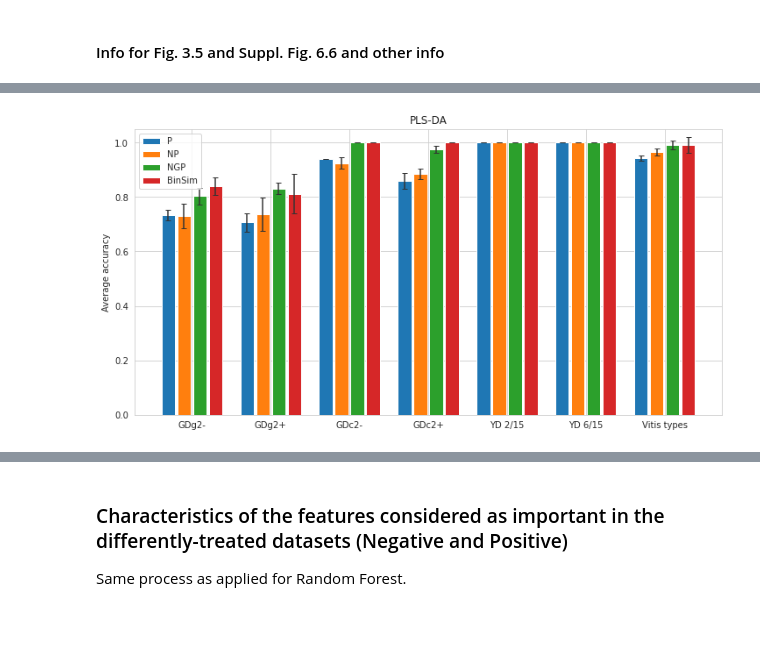
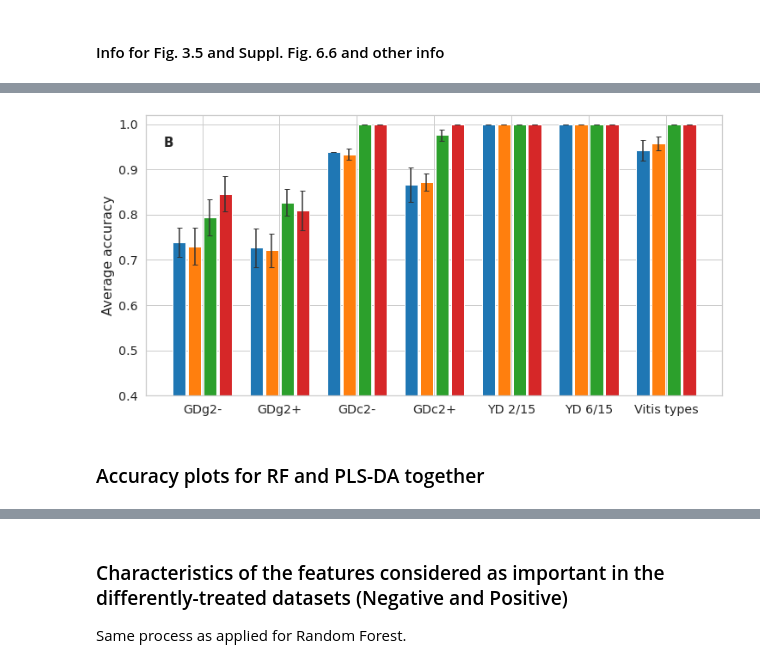
Before and after one commit to aeferreira/binsim_paper, a Jupyter notebook: paper_binsim_supervised.ipynb, the cells around one changed output, grey strips where cells are left out. Drawn from its saved outputs; the diff is of its cells as text; code cells hidden in the pictures; blank space fills up the shorter version.

```diff
--- a/paper_binsim_supervised.ipynb
+++ b/paper_binsim_supervised.ipynb
@@ -1105,6 +876,10 @@ Fitting random forest for vitis_types with treatment P ...done
 Fitting random forest for vitis_types with treatment NP ...done
 Fitting random forest for vitis_types with treatment NGP ...done
 Fitting random forest for vitis_types with treatment BinSim ...done
+# %%
+fname = 'paperimages/RF_all.json'
+with open(fname, "r", encoding='utf8') as read_file:
+    RF_all = json.load(read_file)
 # %% [markdown]
 #### Results of the Random Forest - Performance (Predictive Accuracy)
 # %%
@@ -1645,5 +1423,7 @@ Strategy: Perform PLS-DA with different number of components and observe the sco
 To observe details of the `optim_PLS` function - performs PLS analysis and obtains the results stated above with number of components defined from 1 to max_comp - see multianalysis.py file.
 
 These regression metrics are not suitable to evaluate the performance of the classifier, they were just used to optimize the number of components to build the final PLS-DA models.
+# %%
+GENERATE = False
 # %%
 %%capture --no-stdout
@@ -1686,6 +1470,10 @@ Fitting PLS-DA model for vitis_types with treatment P ...done
 Fitting PLS-DA model for vitis_types with treatment NP ...done
 Fitting PLS-DA model for vitis_types with treatment NGP ...done
 Fitting PLS-DA model for vitis_types with treatment BinSim ...done
+# %%
+fname = 'paperimages/PLSDA_optim.json'
+with open(fname, "r", encoding='utf8') as read_file:
+    PLS_optim = json.load(read_file)
 # %%
 # Plotting the results and adjusting plot parameters
 
@@ -1844,3 +1633,10 @@ Fitting a PLS-DA model to vitis_types with treatment P ...done
 Fitting a PLS-DA model to vitis_types with treatment NP ...done
 Fitting a PLS-DA model to vitis_types with treatment NGP ...done
 Fitting a PLS-DA model to vitis_types with treatment BinSim ...done
+# %%
+fname = 'paperimages/PLSDA_all.json'
+with open(fname, "r", encoding='utf8') as read_file:
+    PLSDA_all = json.load(read_file)
+
+accuracies = pd.DataFrame({name: PLSDA_all[name]['accuracy'] for name in PLSDA_all})
+accuracies
@@ -1951,20 +1744,25 @@ accuracy_stats
 # %%
 p4 = sns.color_palette('tab10', 4)
 with sns.axes_style("whitegrid"):
-    f, ax = plt.subplots(1, 1, figsize=(12, 6))
-    x = np.arange(len(datasets))  # the label locations
-    labels = [datasets[name]['name'] for name in datasets]
-    width = 0.17  # the width of the bars
-    for i, treatment in enumerate(('P', 'NP', 'NGP', 'BinSim')):
-        acc_treatment = accuracy_stats[accuracy_stats['treatment']==treatment]
-        offset = - 0.3 + i * 0.2
-        rects = ax.bar(x + offset, acc_treatment['Average accuracy'], width, label=treatment, color = p4[i])
-        ax.errorbar(x + offset, y=acc_treatment['Average accuracy'], yerr=acc_treatment['STD'],
-                    ls='none', ecolor='0.2', capsize=3)
-    ax.set_xticks(x)
-    ax.set_xticklabels(labels)
-    ax.set(ylabel='Average accuracy', title='PLS-DA', ylim=(0,1.05))
-    ax.legend(loc='upper left')
-    f.savefig('paperimages/PLSDA_performance.pdf' , dpi=200)
+    with sns.plotting_context("notebook", font_scale=1.3):
+        f, ax = plt.subplots(1, 1, figsize=(12, 6))
+        x = np.arange(len(datasets))  # the label locations
+        labels = [datasets[name]['name'] for name in datasets]
+        width = 0.17  # the width of the bars
+        for i, treatment in enumerate(('P', 'NP', 'NGP', 'BinSim')):
+            acc_treatment = accuracy_stats[accuracy_stats['treatment']==treatment]
+            offset = - 0.3 + i * 0.2
+            rects = ax.bar(x + offset, acc_treatment['Average accuracy'], width, label=treatment, color = p4[i])
+            ax.errorbar(x + offset, y=acc_treatment['Average accuracy'], yerr=acc_treatment['STD'],
+                        ls='none', ecolor='0.2', capsize=3)
+        ax.set_xticks(x)
+        ax.set_xticklabels(labels)
+        ax.set(ylabel='Average accuracy', title='', ylim=(0.4,1.02))
+        ax.text(-0.5, 0.95, 'B', weight='bold', fontsize=15)
+        #ax.legend(loc='upper left', bbox_to_anchor=(0.12, 1))
+        f.savefig('paperimages/PLSDA_performance.pdf' , dpi=200)
+        f.savefig('paperimages/PLSDA_performance.png' , dpi=600)
 # %% [output]
-[figure, old version]
+[figure, new version]
+# %% [markdown]
+### Accuracy plots for RF and PLS-DA together
```
Also changed, not shown: parts of 36 cells of this notebook.
